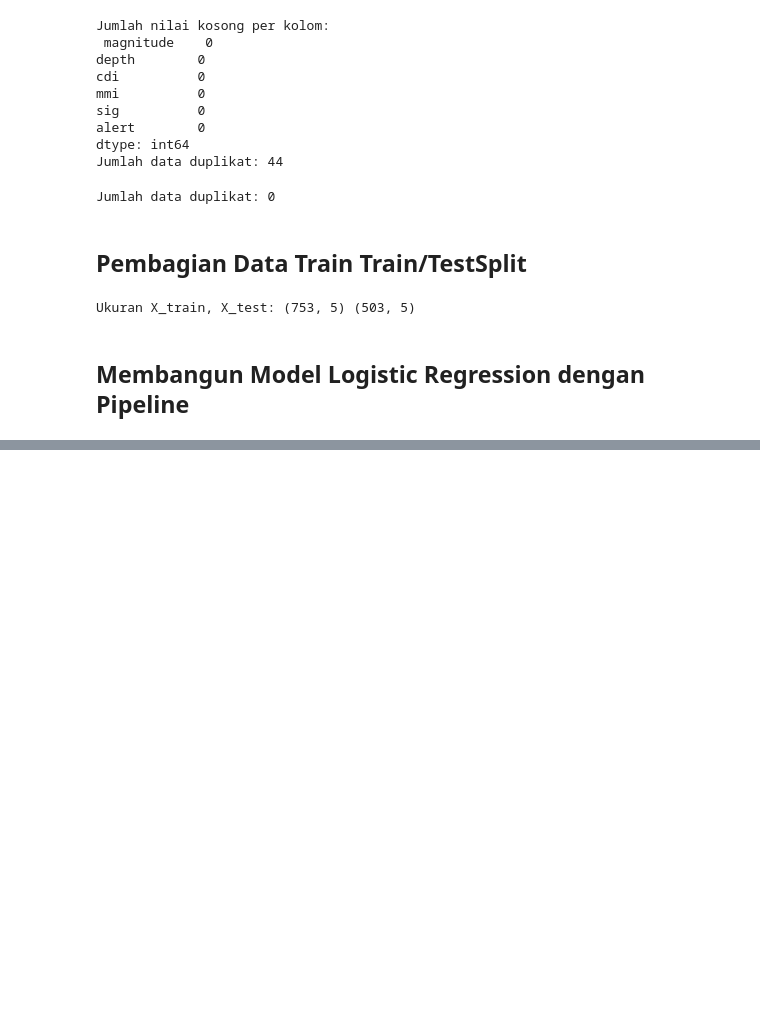
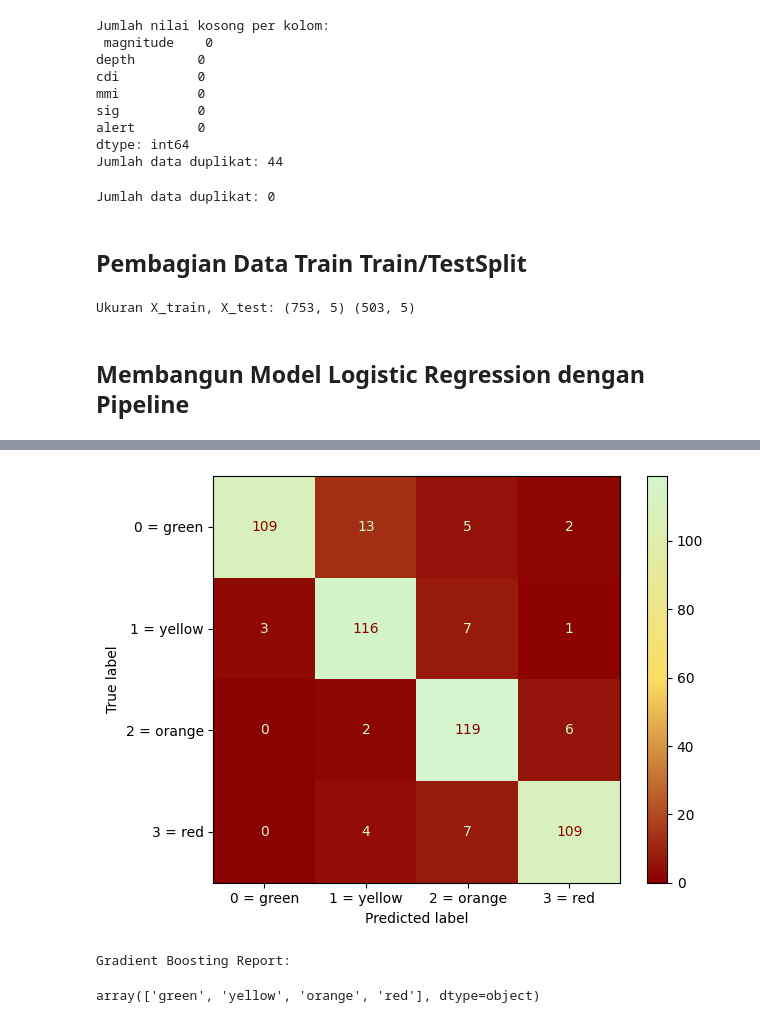
Before and after one commit to KNSaw/ProjekUTSML_A_CatBoost, a Jupyter notebook: UTS_ML_Linear.ipynb, the cells around one changed output, grey strips where cells are left out. Drawn from its saved outputs; the diff is of its cells as text; code cells hidden in the pictures; blank space fills up the shorter version.

```diff
--- a/UTS_ML_Linear.ipynb
+++ b/UTS_ML_Linear.ipynb
@@ -178,0 +176,32 @@ Best score (Gradient Boosting): 0.8698896247240618
+# %%
+from matplotlib.colors import LinearSegmentedColormap
+
+# Buat colormap hijau muda → kuning → merah
+colors = ["#8B0000", "#fcde62", "#d2f5ce"] # merah tua → kuning → hijau muda
+custom_cmap = LinearSegmentedColormap.from_list("red_to_green", colors, N=256)
+
+y_pred_gb = grid_gb.best_estimator_.predict(X_test)
+cm_gb = confusion_matrix(y_test, y_pred_gb)
+
+# Tampilkan visual
+disp_gb = ConfusionMatrixDisplay(
+    confusion_matrix=cm_gb,
+    display_labels=['0 = green', '1 = yellow', '2 = orange', '3 = red']
+)
+disp_gb.plot(cmap=custom_cmap)
+plt.xlabel("Predicted label")
+plt.ylabel("True label")
+plt.grid(False)
+plt.tight_layout()
+plt.show()
+
+# Classification report
+print("Gradient Boosting Report:")
+cm_gb = confusion_matrix(y_pred_gb, y_test)
+# %% [output]
+[figure, added]
+Gradient Boosting Report:
+# %%
+df_gempa['alert'].unique()
+# %% [output]
+array(['green', 'yellow', 'orange', 'red'], dtype=object)
```
Also changed, not shown: parts of 1 cell of this notebook.
